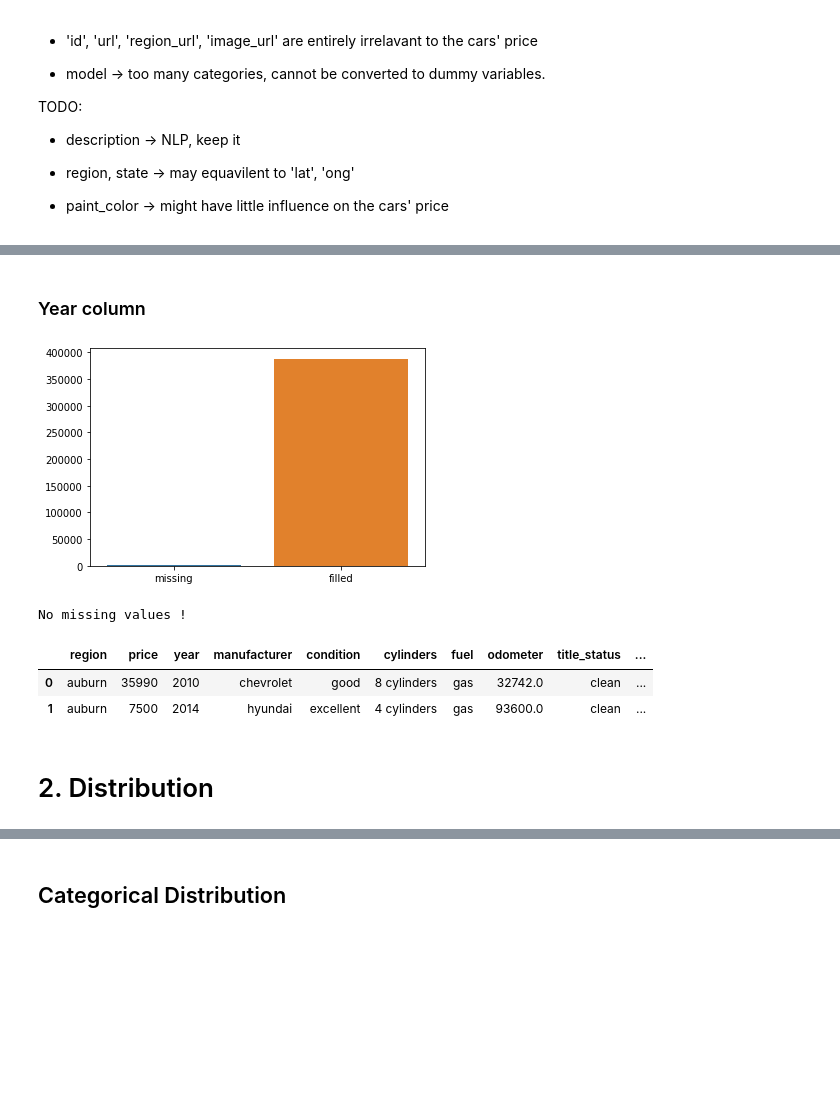
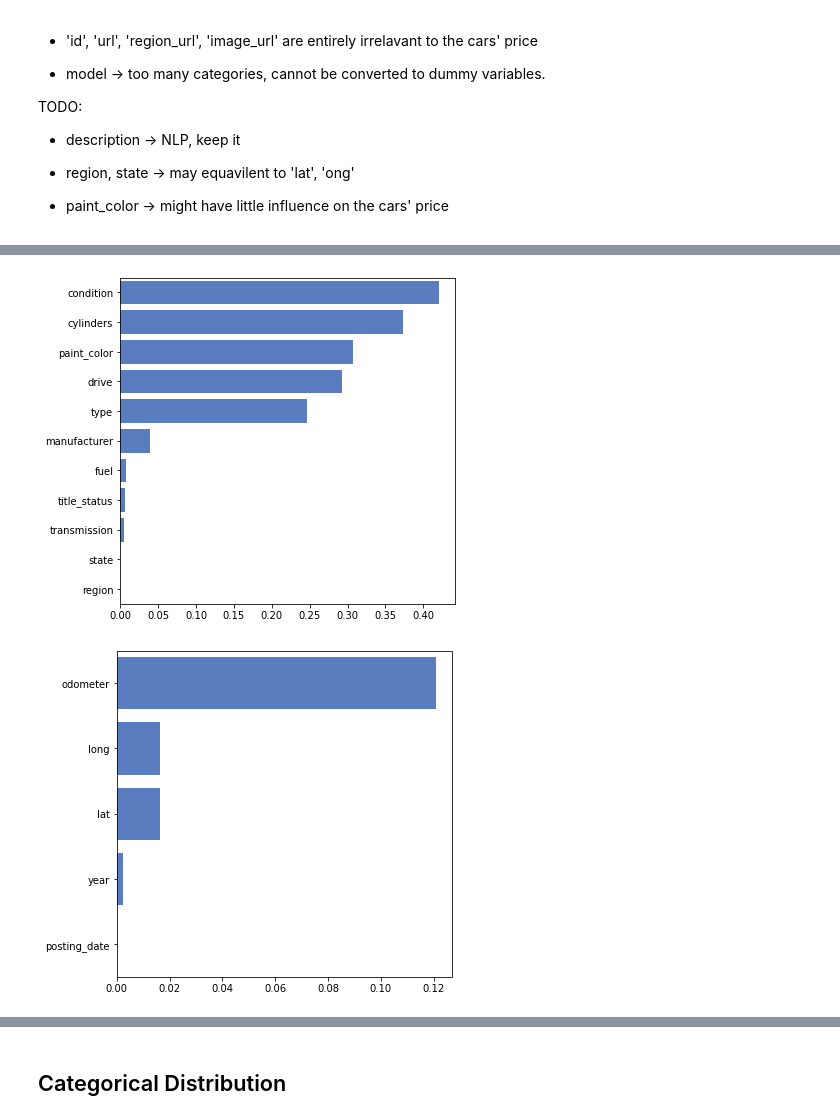
Before and after one commit to ixiaopan/GroupWork, a Jupyter notebook: DataMining/EDA-panpan.ipynb, the cells around one changed output, grey strips where cells are left out. Saved outputs shown, nothing was run; the diff lists cells and outputs as text; code cells hidden in the pictures; blank space fills up the shorter version.

```diff
--- a/DataMining/EDA-panpan.ipynb
+++ b/DataMining/EDA-panpan.ipynb
@@ -371,7 +318,9 @@ memory usage: 66.4+ MB
 # %%
 cat_features = [
-    'region', 'state', 'manufacturer', # region(405), state(51), manufacturer(42), TODO: too many categories
-    'condition', 'cylinders', 'fuel', 'title_status', 'transmission', 'drive', 'type', 'paint_color'
+    'region', 'state', # region(405), state(51),
+    'manufacturer', 'condition', 'cylinders',
+    'fuel', 'title_status', 'transmission',
+    'drive', 'type', 'paint_color'
 ]
 
 num_features = ['odometer', 'lat', 'long']
@@ -379,5 +328,3 @@ num_features = ['odometer', 'lat', 'long']
 time_features = ['year', 'posting_date']
 
 text_features = ['description']
-
-# TODO: cast finally
@@ -386,22 +331,8 @@ df[cat_features[3:]] = df[cat_features[3:]].fillna('unknown')
-# %% [markdown]
-### Year column
-# %%
-check_column_missing(df['year'])
-# %% [output]
-[figure, removed]
-# %%
-df = df.dropna(subset=['year'])
-
-check_column_missing(df['year'])
-# %% [output]
-No missing values !
-# %%
-type_cast(df, [ ['year'] ], ['int16'])
-
-df.head(2)
-# %% [output]
-|  | region | price | year | manufacturer | condition | cylinders | fuel | odometer | title_status | ... |
-| 0 | auburn | 35990 | 2010 | chevrolet | good | 8 cylinders | gas | 32742.0 | clean | ... |
-| 1 | auburn | 7500 | 2014 | hyundai | excellent | 4 cylinders | gas | 93600.0 | clean | ... |
-# %% [markdown]
-# 2. Distribution
+# %%
+check_missing(df_vehicles[cat_features])
+# %% [output]
+[figure, added]
+# %%
+check_missing(df_vehicles[time_features + num_features])
+# %% [output]
+[figure, added]
```
Also changed, not shown: parts of 43 cells of this notebook.
